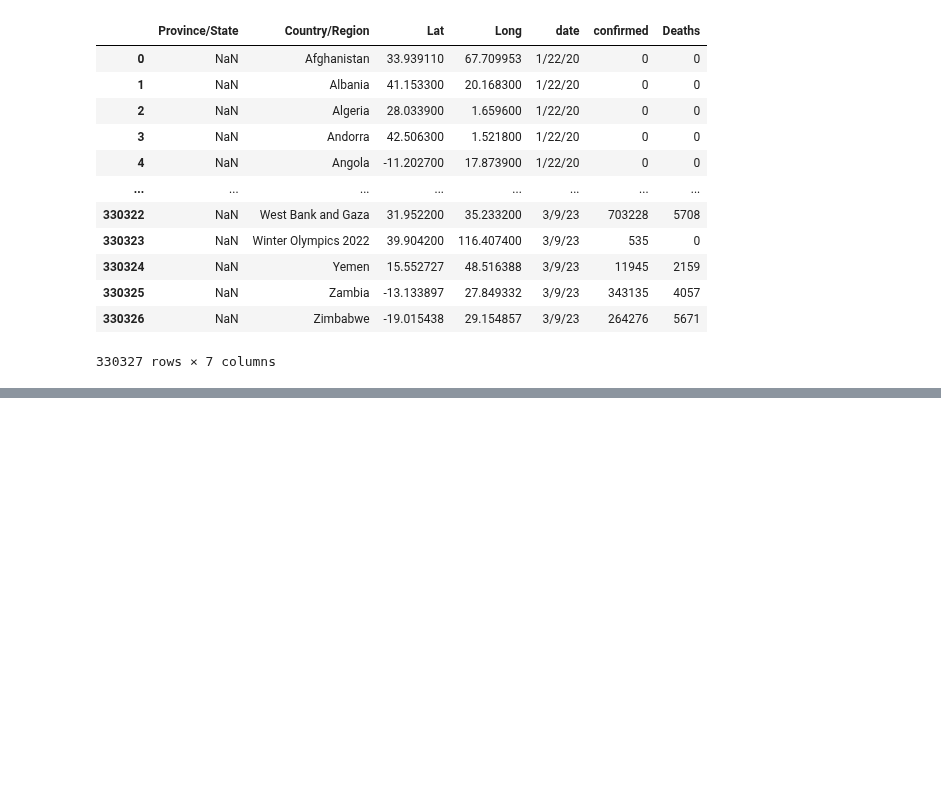
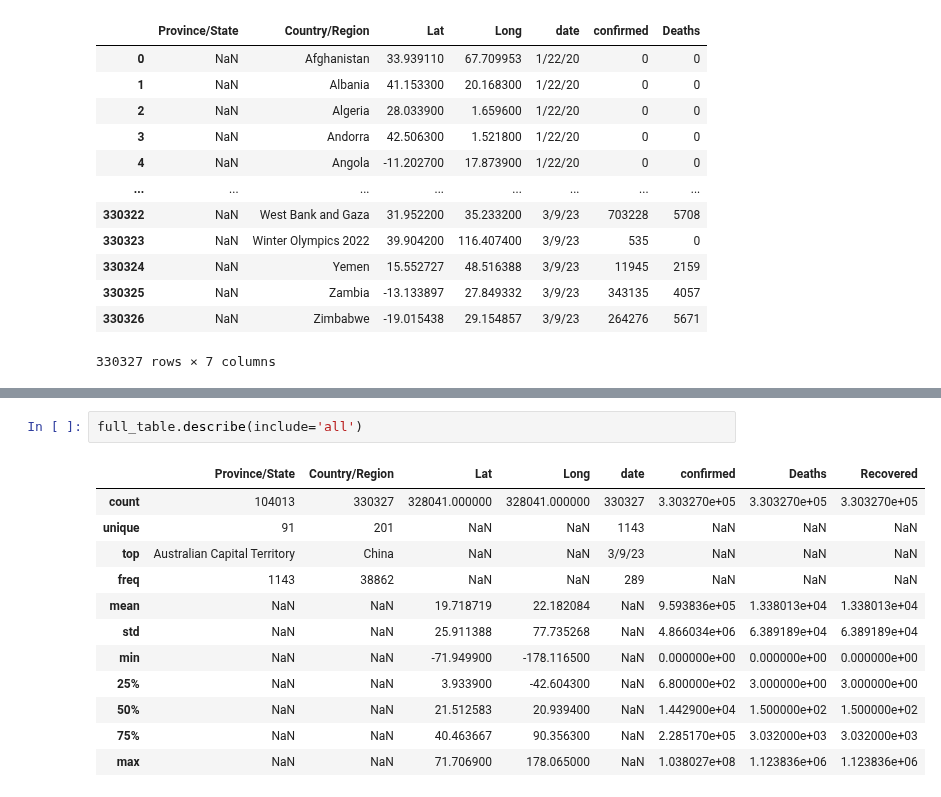
Before and after one commit to ramnagella/Demo, a Jupyter notebook: DA_Day11.ipynb, the cells around one changed output, grey strips where cells are left out. Saved outputs shown, nothing was run; the diff lists cells and outputs as text; blank space fills up the shorter version.

```diff
--- a/DA_Day11.ipynb
+++ b/DA_Day11.ipynb
@@ -343,0 +403,15 @@ full_table_alias
+# %%
+full_table.describe(include='all')
+# %% [output]
+|  | Province/State | Country/Region | Lat | Long | date | confirmed | Deaths | Recovered |
+| count | 104013 | 330327 | 328041.000000 | 328041.000000 | 330327 | 3.303270e+05 | 3.303270e+05 | 3.303270e+05 |
+| unique | 91 | 201 | NaN | NaN | 1143 | NaN | NaN | NaN |
+| top | Australian Capital Territory | China | NaN | NaN | 3/9/23 | NaN | NaN | NaN |
+| freq | 1143 | 38862 | NaN | NaN | 289 | NaN | NaN | NaN |
+| mean | NaN | NaN | 19.718719 | 22.182084 | NaN | 9.593836e+05 | 1.338013e+04 | 1.338013e+04 |
+| std | NaN | NaN | 25.911388 | 77.735268 | NaN | 4.866034e+06 | 6.389189e+04 | 6.389189e+04 |
+| min | NaN | NaN | -71.949900 | -178.116500 | NaN | 0.000000e+00 | 0.000000e+00 | 0.000000e+00 |
+| 25% | NaN | NaN | 3.933900 | -42.604300 | NaN | 6.800000e+02 | 3.000000e+00 | 3.000000e+00 |
+| 50% | NaN | NaN | 21.512583 | 20.939400 | NaN | 1.442900e+04 | 1.500000e+02 | 1.500000e+02 |
+| 75% | NaN | NaN | 40.463667 | 90.356300 | NaN | 2.285170e+05 | 3.032000e+03 | 3.032000e+03 |
+| max | NaN | NaN | 71.706900 | 178.065000 | NaN | 1.038027e+08 | 1.123836e+06 | 1.123836e+06 |
```
Also changed, not shown: parts of 13 cells of this notebook.
